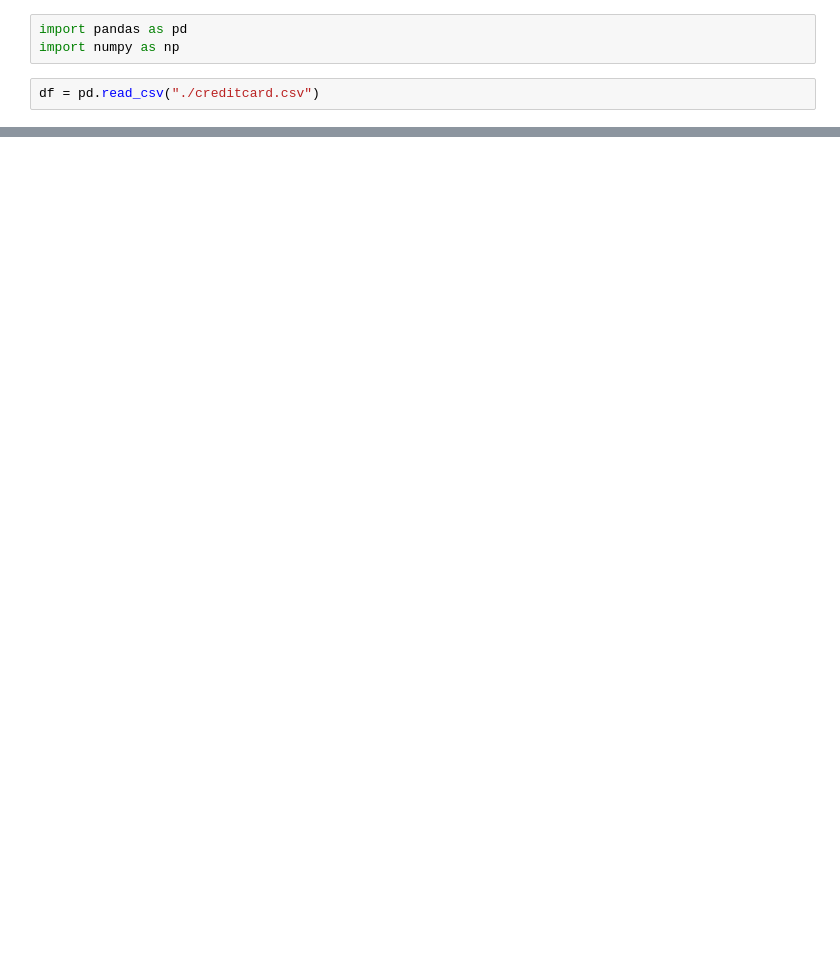
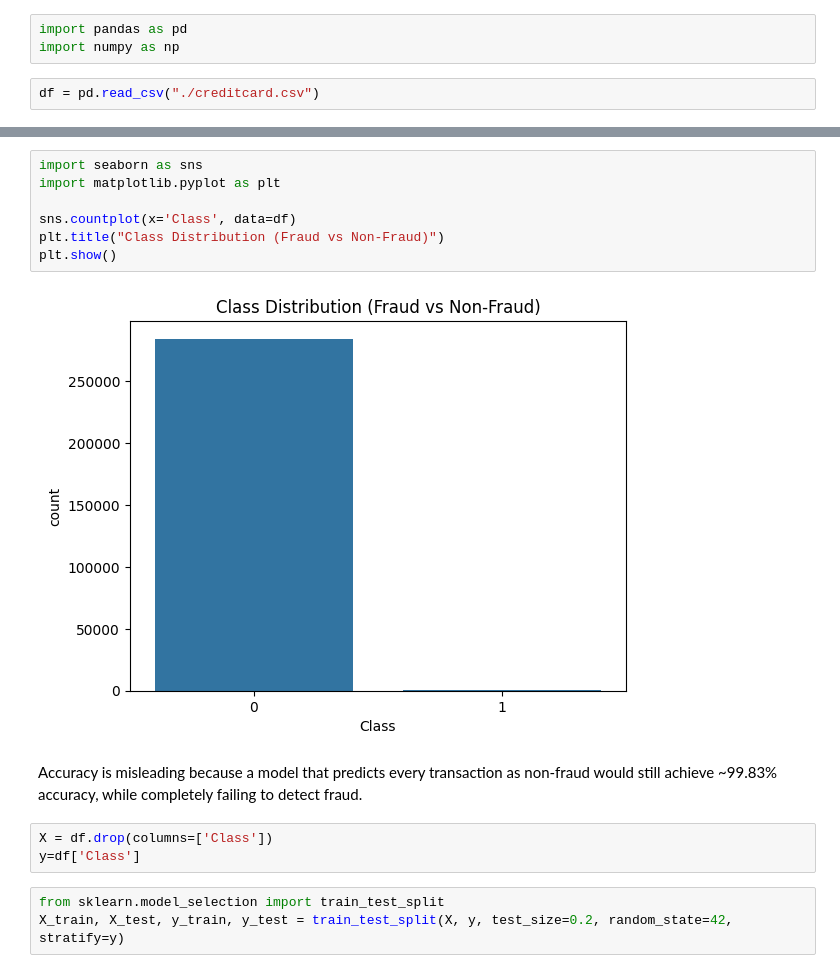
Before and after one commit to Shreyansh-Singh-code/ml-pos-system, a Jupyter notebook: fraud-detection/initialize.ipynb, the cells around one changed output, grey strips where cells are left out. Drawn from its saved outputs; the diff is of its cells as text; blank space fills up the shorter version.

```diff
--- a/fraud-detection/initialize.ipynb
+++ b/fraud-detection/initialize.ipynb
@@ -29,0 +59,17 @@ df.shape
+# %%
+import seaborn as sns
+import matplotlib.pyplot as plt
+
+sns.countplot(x='Class', data=df)
+plt.title("Class Distribution (Fraud vs Non-Fraud)")
+plt.show()
+# %% [output]
+[figure, added]
+# %% [markdown]
+Accuracy is misleading because a model that predicts every transaction as non-fraud would still achieve ~99.83% accuracy, while completely failing to detect fraud.
+# %%
+X = df.drop(columns=['Class'])
+y=df['Class']
+# %%
+from sklearn.model_selection import train_test_split
+X_train, X_test, y_train, y_test = train_test_split(X, y, test_size=0.2, random_state=42, stratify=y)
```
Also changed, not shown: parts of 38 cells of this notebook, 5 other files.
